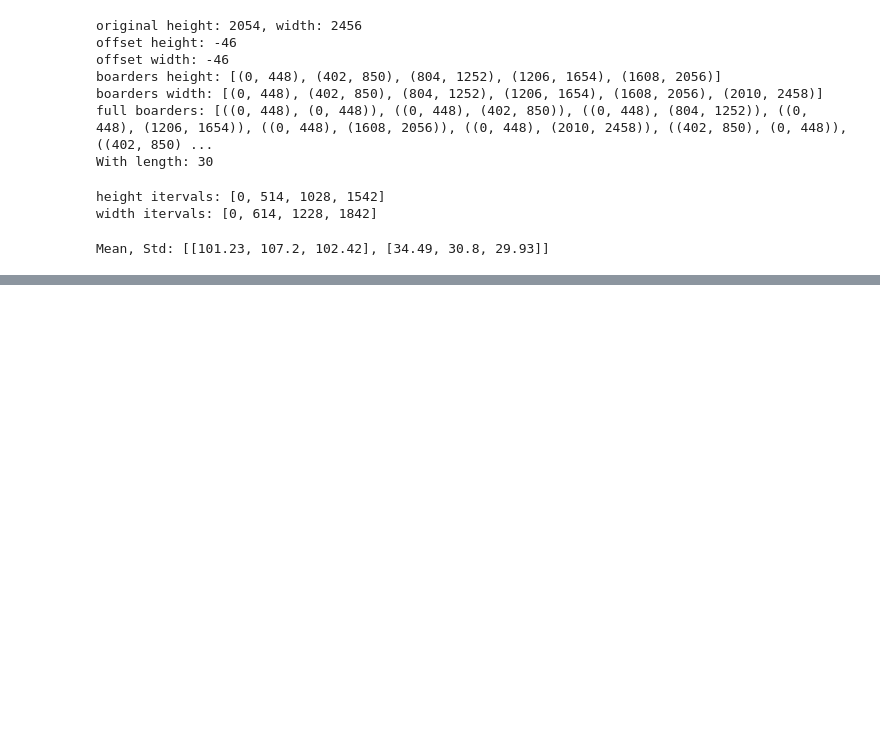
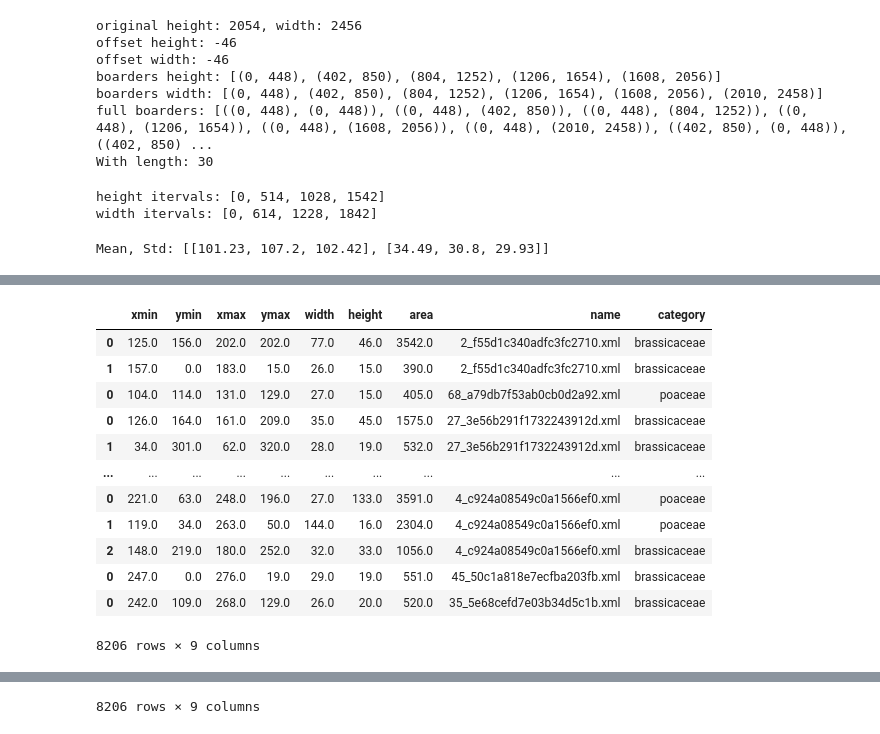
Before and after one commit to ManosMpampis/opendr, a Jupyter notebook: projects/python/perception/object_detection_2d/nanodet/dataset_manager.ipynb, the cells around one changed output, grey strips where cells are left out. Drawn from its saved outputs; the diff is of its cells as text; code cells hidden in the pictures; blank space fills up the shorter version.

```diff
--- a/projects/python/perception/object_detection_2d/nanodet/dataset_manager.ipynb
+++ b/projects/python/perception/object_detection_2d/nanodet/dataset_manager.ipynb
@@ -884,7 +884,7 @@ Mean, Std: [[101.23, 107.2, 102.42], [34.49, 30.8, 29.93]]
 print(f'Mean, Std: [[{math.ceil(mean[0]*100)/100}, {math.ceil(mean[1]*100)/100}, {math.ceil(mean[2]*100)/100}], [{math.ceil(std[0]*100)/100}, {math.ceil(std[1]*100)/100}, {math.ceil(std[2]*100)/100}]]')
 # %%
 # Define the path to the dataset
-dataset_path = f'/media/manos/hdd/allea_datasets/weedDataset/1080p/eval/annotations'
+dataset_path = f'/home/manos/data/weedDataset/original_dataset/train/annotations'
 
 # Initialize dataframe
 columns = ["xmin", "ymin", "xmax", "ymax","width", "height", "area", "name"]
@@ -939,9 +939,13 @@ area      54.0
 dtype: float64
 # %%
-print(df.shape[0])
 # df_small = df[df["area"]<=200000]
-df_small = df[df["width"]<412]
-df_small = df_small[df_small["height"]<412]
-# df_small = df_small[df_small["area"]<=412]
-print(df_small.shape[0])
+df_small = df[df["width"]<64]
+df_small = df_small[df_small["height"]<64]
+df_small = df_small[df_small["area"]<=4000]
+
+print(f"all annotations: {df.shape[0]}")
+print(f"new annotations: {df_small.shape[0]}")
+
+print("mean || std || max || min")
+display(df_small.mean(numeric_only=True), df_small.std(numeric_only=True), df_small.max(numeric_only=True), df_small.min(numeric_only=True))
 # %% [output]
@@ -1195 +1140,62 @@ for split in splits:
             count += 1
+# %%
+splits = ["train", "val", "test"]
+dataset_path = f"/home/manos/data/weedDataset"
+subpath = "small_annots"
+dataset = f"{dataset_path}/{subpath}"
+
+
+
+
+# for split in splits:
+split = "test"
+
+dataset_split_path = f"{dataset}/{split}"
+dataset_split_save_path = ...
+
+# Initialize dataframe
+columns = ["xmin", "ymin", "xmax", "ymax","width", "height", "area", "name", "category"]
+df_small = pd.DataFrame([], columns=columns)
+# Iterate over all annotations in the dataset
+for subdir, dirs, files in os.walk(f"{dataset_split_path}/annotations"):
+    for file in files:
+        # Load the image annots
+        bboxes = read_annotation_file(os.path.join(subdir, file), class_default=None)
+        bboxes = [[bbox["bbox"][0], bbox["bbox"][1], bbox["bbox"][2], bbox["bbox"][3], bbox["bbox"][2]-bbox["bbox"][0], bbox["bbox"][3]-bbox["bbox"][1], (bbox["bbox"][2]-bbox["bbox"][0])*(bbox["bbox"][3]-bbox["bbox"][1]), file, bbox["category_id"]] for bbox in bboxes]
+        # Convert the list into pandas
+        df_small = pd.concat([df_small, pd.DataFrame(bboxes, columns=columns)], axis=0)
+
+# display(df_small)
+df_small["name"] = df_small["name"].str.split('_').str[-1]
+df_small.sort_values(by='name', inplace=True)
+df_small.reset_index(drop=True, inplace=True)
+unique_names = df['name'].unique()
+list_of_dfs = [df_small[df_small["name"]==unique_name].reset_index(drop=True) for unique_name in unique_names]
+for file in list_of_dfs:
+    name = file.iloc[0]["name"]
+    init_bbox = []
+    for annot_idx in range(file.shape[0]):
+        init_bbox = list(np.array(file.iloc[annot_idx]))
+
+
+
+
+    image_annot_list = [[init_bbox[-1], init_bbox[0] - init_window[0], init_bbox[1] - init_window[1],
+                                 init_bbox[2] - init_window[0], init_bbox[3] - init_window[1], (new_image_w, new_image_h)]]
+# display(df_small)
+# print(unique_names)
+# print(list_of_dfs)
+# %% [output]
+|  | xmin | ymin | xmax | ymax | width | height | area | name | category |
+| 0 | 125.0 | 156.0 | 202.0 | 202.0 | 77.0 | 46.0 | 3542.0 | 2_f55d1c340adfc3fc2710.xml | brassicaceae |
+| 1 | 157.0 | 0.0 | 183.0 | 15.0 | 26.0 | 15.0 | 390.0 | 2_f55d1c340adfc3fc2710.xml | brassicaceae |
+| 0 | 104.0 | 114.0 | 131.0 | 129.0 | 27.0 | 15.0 | 405.0 | 68_a79db7f53ab0cb0d2a92.xml | poaceae |
+| 0 | 126.0 | 164.0 | 161.0 | 209.0 | 35.0 | 45.0 | 1575.0 | 27_3e56b291f1732243912d.xml | brassicaceae |
+| 1 | 34.0 | 301.0 | 62.0 | 320.0 | 28.0 | 19.0 | 532.0 | 27_3e56b291f1732243912d.xml | brassicaceae |
+| ... | ... | ... | ... | ... | ... | ... | ... | ... | ... |
+| 0 | 221.0 | 63.0 | 248.0 | 196.0 | 27.0 | 133.0 | 3591.0 | 4_c924a08549c0a1566ef0.xml | poaceae |
+| 1 | 119.0 | 34.0 | 263.0 | 50.0 | 144.0 | 16.0 | 2304.0 | 4_c924a08549c0a1566ef0.xml | poaceae |
+| 2 | 148.0 | 219.0 | 180.0 | 252.0 | 32.0 | 33.0 | 1056.0 | 4_c924a08549c0a1566ef0.xml | brassicaceae |
+| 0 | 247.0 | 0.0 | 276.0 | 19.0 | 29.0 | 19.0 | 551.0 | 45_50c1a818e7ecfba203fb.xml | brassicaceae |
+| 0 | 242.0 | 109.0 | 268.0 | 129.0 | 26.0 | 20.0 | 520.0 | 35_5e68cefd7e03b34d5c1b.xml | brassicaceae |
+8206 rows × 9 columns
@@ -1195,0 +1214 @@ for split in splits:
+8206 rows × 9 columns
```
Also changed, not shown: parts of 10 cells of this notebook, 7 other files.
